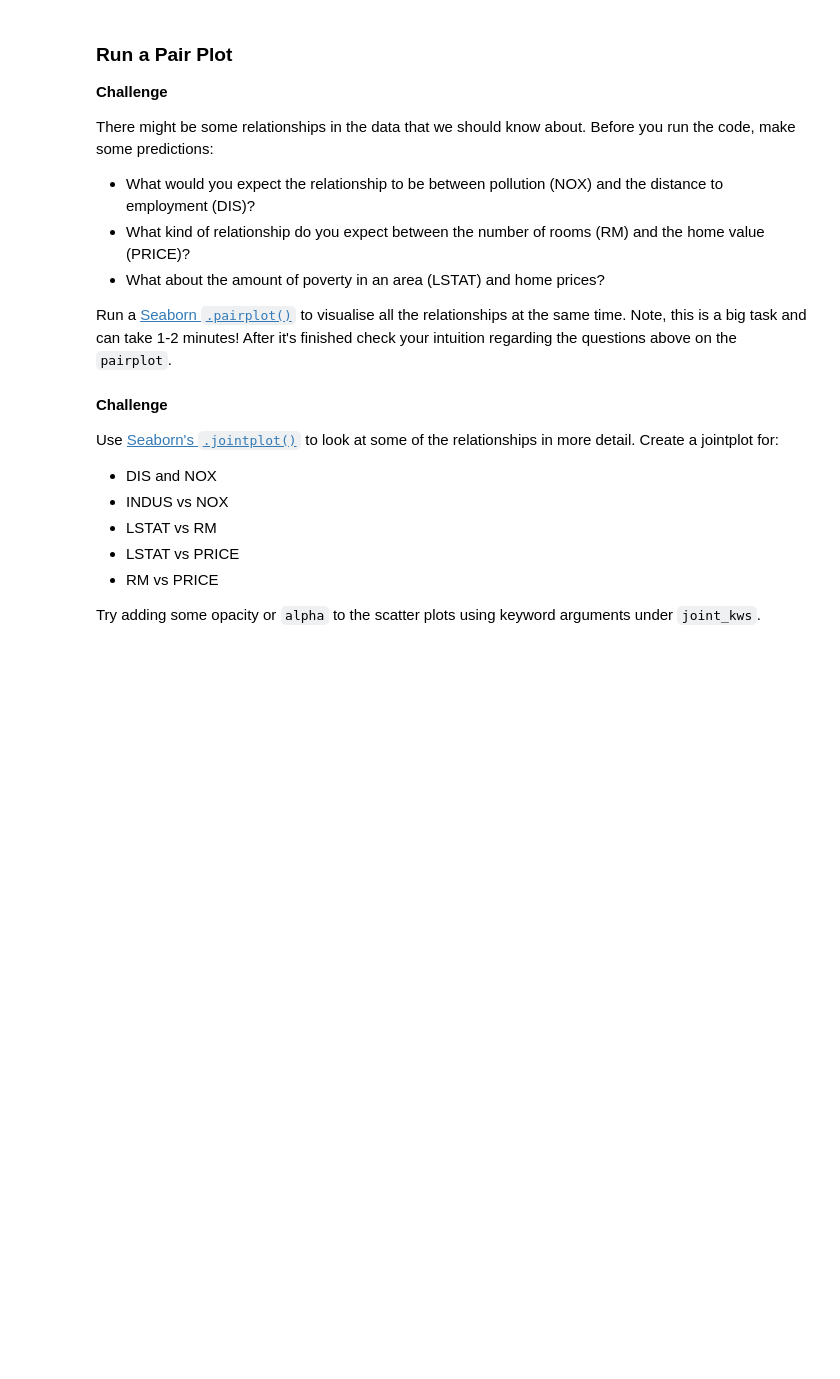
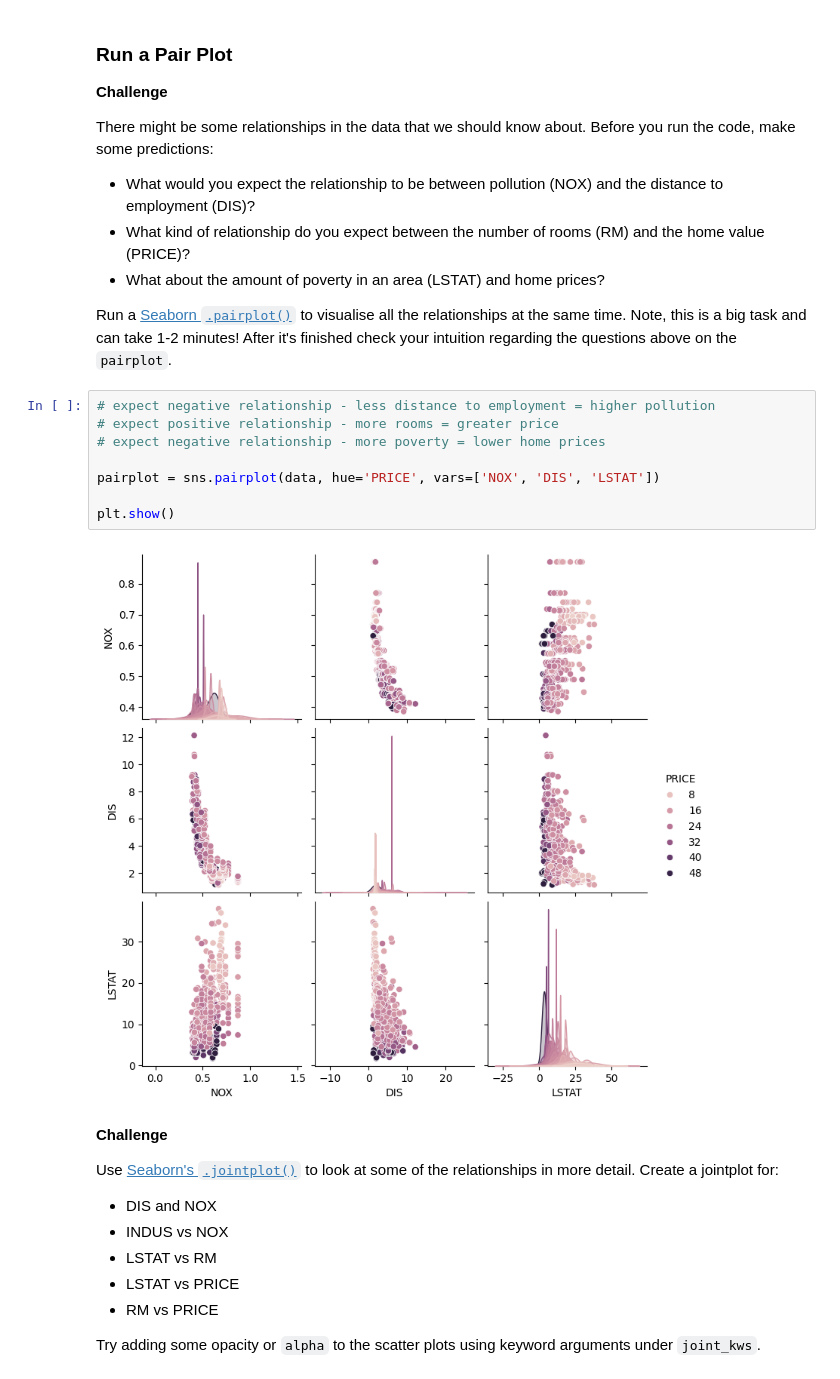
Before and after one commit to bluescreenlife/100-days-of-code, a Jupyter notebook: day_81_capstone_predict_house_prices/Multivariable_Regression_and_Valuation_Model_(start).ipynb, the cells around one changed output. Cells and saved outputs as stored; diff of their text form; blank space fills up the shorter version.

Commit message:
explor charles river data, run pair plot of pollution, rooms, poverty status

```diff
--- a/day_81_capstone_predict_house_prices/Multivariable_Regression_and_Valuation_Model_(start).ipynb
+++ b/day_81_capstone_predict_house_prices/Multivariable_Regression_and_Valuation_Model_(start).ipynb
@@ -218,6 +230,16 @@ There might be some relationships in the data that we should know about. Before
 * What about the amount of poverty in an area (LSTAT) and home prices?
 
 Run a [Seaborn `.pairplot()`](https://seaborn.pydata.org/generated/seaborn.pairplot.html?highlight=pairplot#seaborn.pairplot) to visualise all the relationships at the same time. Note, this is a big task and can take 1-2 minutes! After it's finished check your intuition regarding the questions above on the `pairplot`.
+# %%
+# expect negative relationship - less distance to employment = higher pollution
+# expect positive relationship - more rooms = greater price
+# expect negative relationship - more poverty = lower home prices
+
+pairplot = sns.pairplot(data, hue='PRICE', vars=['NOX', 'DIS', 'LSTAT'])
+
+plt.show()
+# %% [output]
+[figure, added]
 # %% [markdown]
 **Challenge**
 
```
Also changed, not shown: parts of 3 cells of this notebook.
